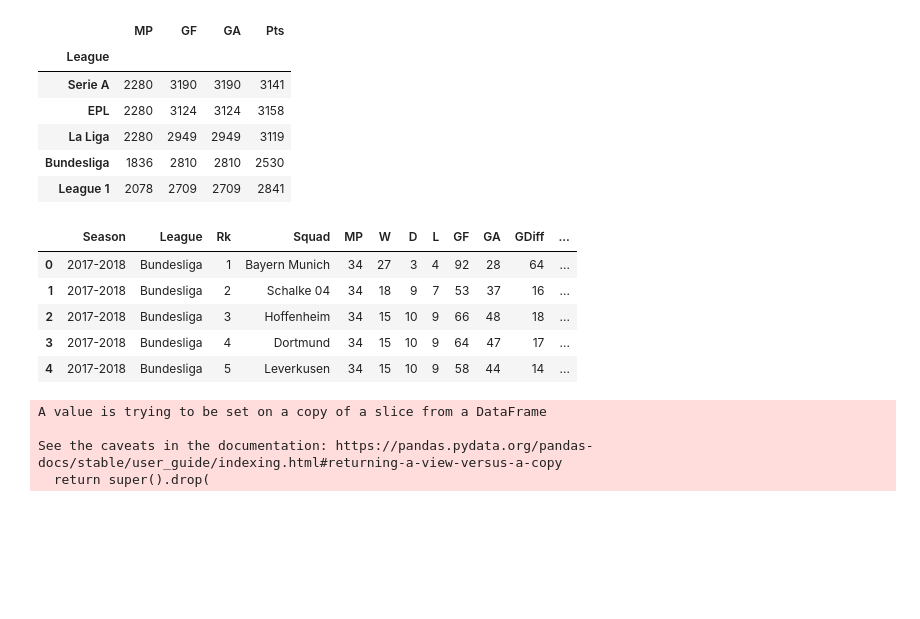
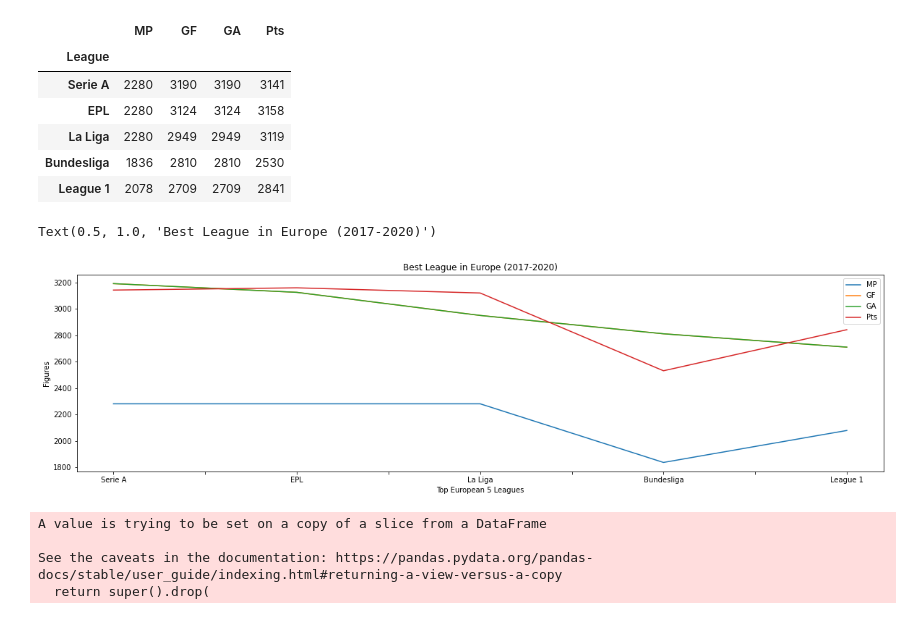
Before and after one commit to HanySedarous/Top-5-European-Leagues-Analysis-Project, a Jupyter notebook: Files/Teams Stats/European-Leagues-Analysis-Teams.ipynb, the cells around one changed output. Cells and saved outputs as stored; diff of their text form; code cells hidden in the pictures; blank space fills up the shorter version.

```diff
--- a/Files/Teams Stats/European-Leagues-Analysis-Teams.ipynb
+++ b/Files/Teams Stats/European-Leagues-Analysis-Teams.ipynb
@@ -29,9 +26,8 @@ attendance.head()
 # %%
 attendance = attendance.groupby('League').sum()
 attendance.sort_values(by=['GF'], inplace=True, ascending=False)
-attendance = attendance.head()
 attendance.drop(['D', 'L', 'GDiff', 'Rk', 'W'], axis=1, inplace=True)
-attendance.head(10)
+attendance.head()
 # %% [output]
 |  | MP | GF | GA | Pts |
 | League |  |  |  |  |
@@ -40,12 +36,3 @@ attendance.head(10)
 | La Liga | 2280 | 2949 | 2949 | 3119 |
 | Bundesliga | 1836 | 2810 | 2810 | 2530 |
 | League 1 | 2078 | 2709 | 2709 | 2841 |
-# %%
-teams.head()
-# %% [output]
-|  | Season | League | Rk | Squad | MP | W | D | L | GF | GA | GDiff | ... |
-| 0 | 2017-2018 | Bundesliga | 1 | Bayern Munich | 34 | 27 | 3 | 4 | 92 | 28 | 64 | ... |
-| 1 | 2017-2018 | Bundesliga | 2 | Schalke 04 | 34 | 18 | 9 | 7 | 53 | 37 | 16 | ... |
-| 2 | 2017-2018 | Bundesliga | 3 | Hoffenheim | 34 | 15 | 10 | 9 | 66 | 48 | 18 | ... |
-| 3 | 2017-2018 | Bundesliga | 4 | Dortmund | 34 | 15 | 10 | 9 | 64 | 47 | 17 | ... |
-| 4 | 2017-2018 | Bundesliga | 5 | Leverkusen | 34 | 15 | 10 | 9 | 58 | 44 | 14 | ... |
@@ -56,3 +39,11 @@ attend = teams.Attendance.sum()
+# %%
+attendance.plot.line()
+plt.xlabel("Top European 5 Leagues")
+plt.ylabel("Figures")
+plt.title("Best League in Europe (2017-2020)")
+# %% [output]
+Text(0.5, 1.0, 'Best League in Europe (2017-2020)')
+[figure, added]
 # %%
 #new_data = teams_stats.groupby('League')
 #new_data.head()
```
Also changed, not shown: parts of 10 cells of this notebook, 20 other files.
